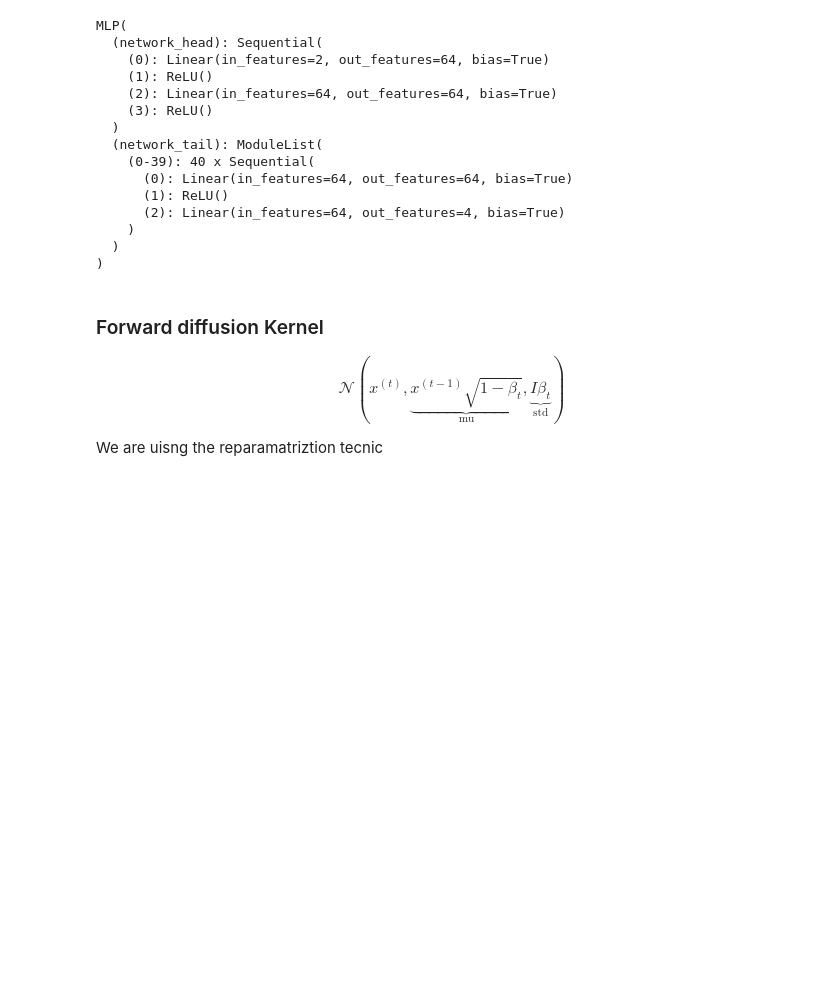
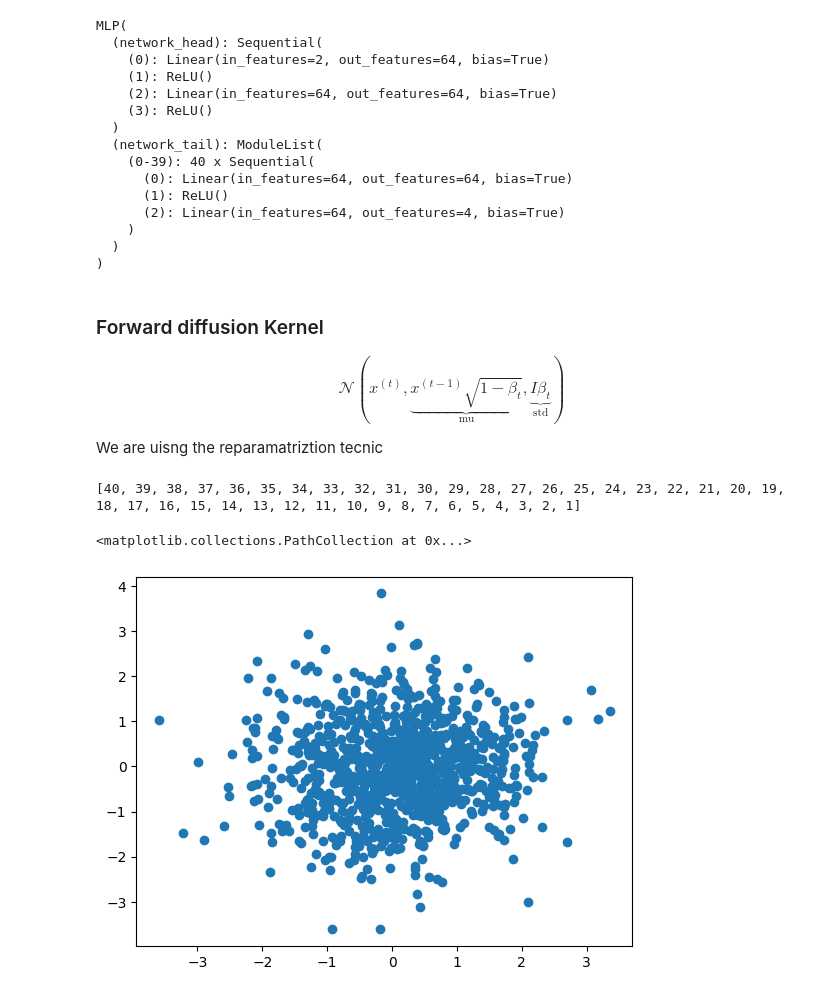
Before and after one commit to shrimansoft/diffusion-with-pytorch, a Jupyter notebook: diffusion_with_pytorch/main.ipynb, the cells around one changed output. Cells and saved outputs as stored; diff of their text form; code cells hidden in the pictures; blank space fills up the shorter version.

```diff
--- a/diffusion_with_pytorch/main.ipynb
+++ b/diffusion_with_pytorch/main.ipynb
@@ -35,12 +38,12 @@ class MLP(nn.Module):
 # %%
-model = MLP()
+mlp_model = torch.load('model_paper1')
 t = 5
 x = torch.randn((2,2))
 print(x)
-mu, std = model(x,t)
+mu, std = mlp_model(x,t)
 print(mu.shape)
 print(std.shape)
 print(mu)
 print(std)
-model
+mlp_model
 # %% [output]
@@ -132 +146,5 @@ class DiffusionModule():
+# %%
+print(list(range(40,0,-1)))
+# %% [output]
+[40, 39, 38, 37, 36, 35, 34, 33, 32, 31, 30, 29, 28, 27, 26, 25, 24, 23, 22, 21, 20, 19, 18, 17, 16, 15, 14, 13, 12, 11, 10, 9, 8, 7, 6, 5, 4, 3, 2, 1]
 # %%
@@ -135,4 +152,11 @@ model = DiffusionModule(40,model)
 xT = model.forward_porcess(x0,20)
+# %%
+samples = model.sample(1000)
+# %%
+plt.scatter(samples[2][:,0].data.numpy(), samples[2][:,1].data.numpy())
+# %% [output]
+<matplotlib.collections.PathCollection at 0x...>
+[figure, added]
 # %%
 print(xT.mean(0))
 print(xT.std(0))
```
Also changed, not shown: parts of 6 cells of this notebook.
